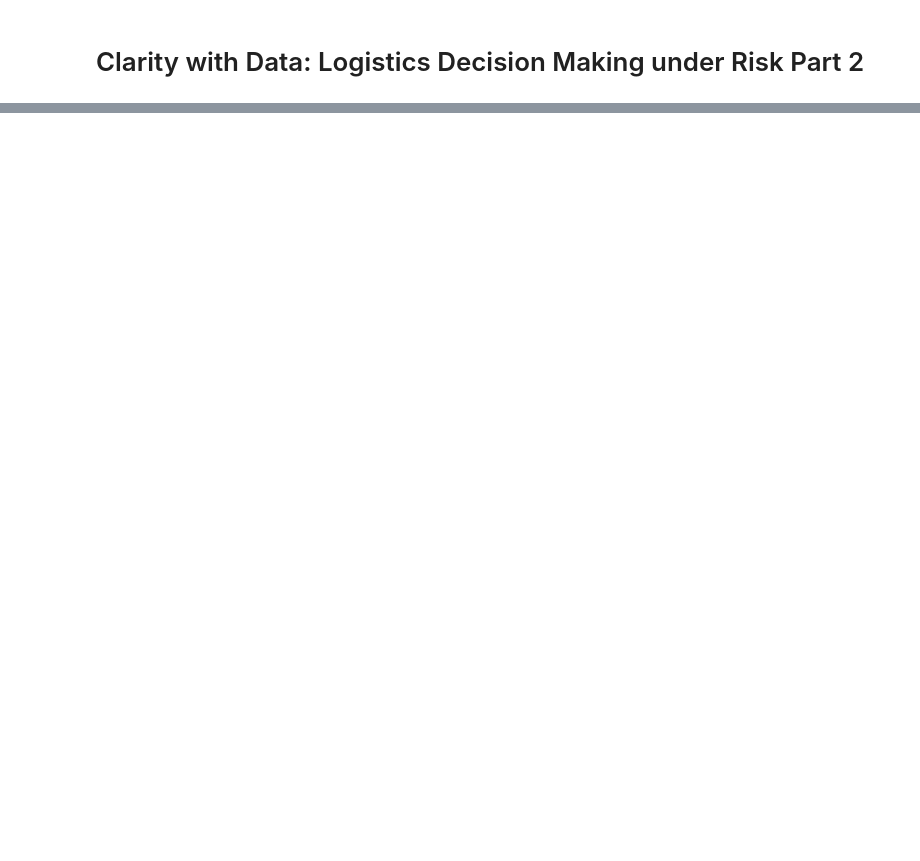
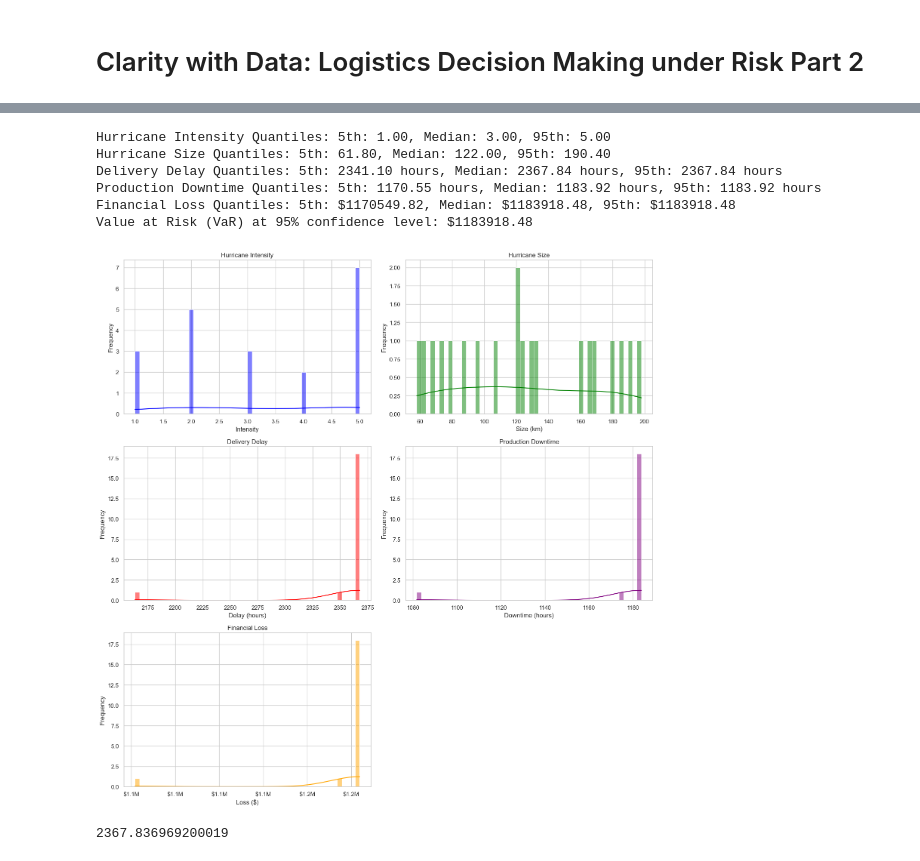
Before and after one commit to VadarAlpha/blog-posts, a Jupyter notebook: notebooks/decision_making_under_risk_part_2.ipynb, the cells around one changed output, grey strips where cells are left out. Saved outputs shown, nothing was run; the diff lists cells and outputs as text; code cells hidden in the pictures; blank space fills up the shorter version.

Commit message:
added the supply chain simulation of a hurricane impact and overall kpis to the notebook

```diff
--- a/notebooks/decision_making_under_risk_part_2.ipynb
+++ b/notebooks/decision_making_under_risk_part_2.ipynb
@@ -75,6 +101,5 @@ G, road_networks = build_supply_chain_from_config(
 # %%
 logging.info("Simulate the supply chain")
-simulate_supply_chain(G)
 
 # Assign supplier types to locations
 locations_with_suppliers = assign_supplier_types(
@@ -89,0 +197,78 @@ visualize_supply_chain(
+# %%
+num_simulations = 100
+intensities, sizes, delivery_delays, production_downtimes, financial_losses = run_simulation(G, num_simulations)
+# %%
+
+# Calculate quantile estimates
+quantiles_intensity = np.percentile(intensities, [5, 50, 95])
+quantiles_size = np.percentile(sizes, [5, 50, 95])
+quantiles_delivery_delay = np.percentile(delivery_delays, [5, 50, 95])
+quantiles_production_downtime = np.percentile(production_downtimes, [5, 50, 95])
+quantiles_financial_loss = np.percentile(financial_losses, [5, 50, 95])
+VaR_95 = np.percentile(financial_losses, 95)
+
+print(f"Hurricane Intensity Quantiles: 5th: {quantiles_intensity[0]:.2f}, Median: {quantiles_intensity[1]:.2f}, 95th: {quantiles_intensity[2]:.2f}")
+print(f"Hurricane Size Quantiles: 5th: {quantiles_size[0]:.2f}, Median: {quantiles_size[1]:.2f}, 95th: {quantiles_size[2]:.2f}")
+print(f"Delivery Delay Quantiles: 5th: {quantiles_delivery_delay[0]:.2f} hours, Median: {quantiles_delivery_delay[1]:.2f} hours, 95th: {quantiles_delivery_delay[2]:.2f} hours")
+print(f"Production Downtime Quantiles: 5th: {quantiles_production_downtime[0]:.2f} hours, Median: {quantiles_production_downtime[1]:.2f} hours, 95th: {quantiles_production_downtime[2]:.2f} hours")
+print(f"Financial Loss Quantiles: 5th: ${quantiles_financial_loss[0]:.2f}, Median: ${quantiles_financial_loss[1]:.2f}, 95th: ${quantiles_financial_loss[2]:.2f}")
+print(f"Value at Risk (VaR) at 95% confidence level: ${VaR_95:.2f}")
+
+# Function to format the financial loss axis
+def millions(x, pos):
+    'The two args are the value and tick position'
+    return f'${x*1e-6:.1f}M'
+
+# Display results in seaborn plots
+sns.set(style="whitegrid")
+fig, axes = plt.subplots(3, 2, figsize=(15, 15))
+
+# Plot Hurricane Intensity
+sns.histplot(intensities, bins=50, kde=True, color='blue', ax=axes[0, 0])
+axes[0, 0].set_title('Hurricane Intensity')
+axes[0, 0].set_xlabel('Intensity')
+axes[0, 0].set_ylabel('Frequency')
+
+# Plot Hurricane Size
+sns.histplot(sizes, bins=50, kde=True, color='green', ax=axes[0, 1])
+axes[0, 1].set_title('Hurricane Size')
+axes[0, 1].set_xlabel('Size (km)')
+axes[0, 1].set_ylabel('Frequency')
+
+# Plot Delivery Delay
+sns.histplot(delivery_delays, bins=50, kde=True, color='red', ax=axes[1, 0])
+axes[1, 0].set_title('Delivery Delay')
+axes[1, 0].set_xlabel('Delay (hours)')
+axes[1, 0].set_ylabel('Frequency')
+
+# Plot Production Downtime
+sns.histplot(production_downtimes, bins=50, kde=True, color='purple', ax=axes[1, 1])
+axes[1, 1].set_title('Production Downtime')
+axes[1, 1].set_xlabel('Downtime (hours)')
+axes[1, 1].set_ylabel('Frequency')
+
+# Plot Financial Loss
+sns.histplot(financial_losses, bins=50, kde=True, color='orange', ax=axes[2, 0])
+axes[2, 0].set_title('Financial Loss')
+axes[2, 0].set_xlabel('Loss ($)')
+axes[2, 0].set_ylabel('Frequency')
+axes[2, 0].xaxis.set_major_formatter(FuncFormatter(millions))
+
+# Hide the empty subplot
+axes[2, 1].axis('off')
+
+# Adjust layout
+plt.tight_layout()
+plt.show()
+# %% [output]
+Hurricane Intensity Quantiles: 5th: 1.00, Median: 3.00, 95th: 5.00
+Hurricane Size Quantiles: 5th: 61.80, Median: 122.00, 95th: 190.40
+Delivery Delay Quantiles: 5th: 2341.10 hours, Median: 2367.84 hours, 95th: 2367.84 hours
+Production Downtime Quantiles: 5th: 1170.55 hours, Median: 1183.92 hours, 95th: 1183.92 hours
+Financial Loss Quantiles: 5th: $1170549.82, Median: $1183918.48, 95th: $1183918.48
+Value at Risk (VaR) at 95% confidence level: $1183918.48
+[figure, added]
+# %%
+delivery_delay
+# %% [output]
+2367.836969200019
```
Also changed, not shown: parts of 12 cells of this notebook, 3 other files.
